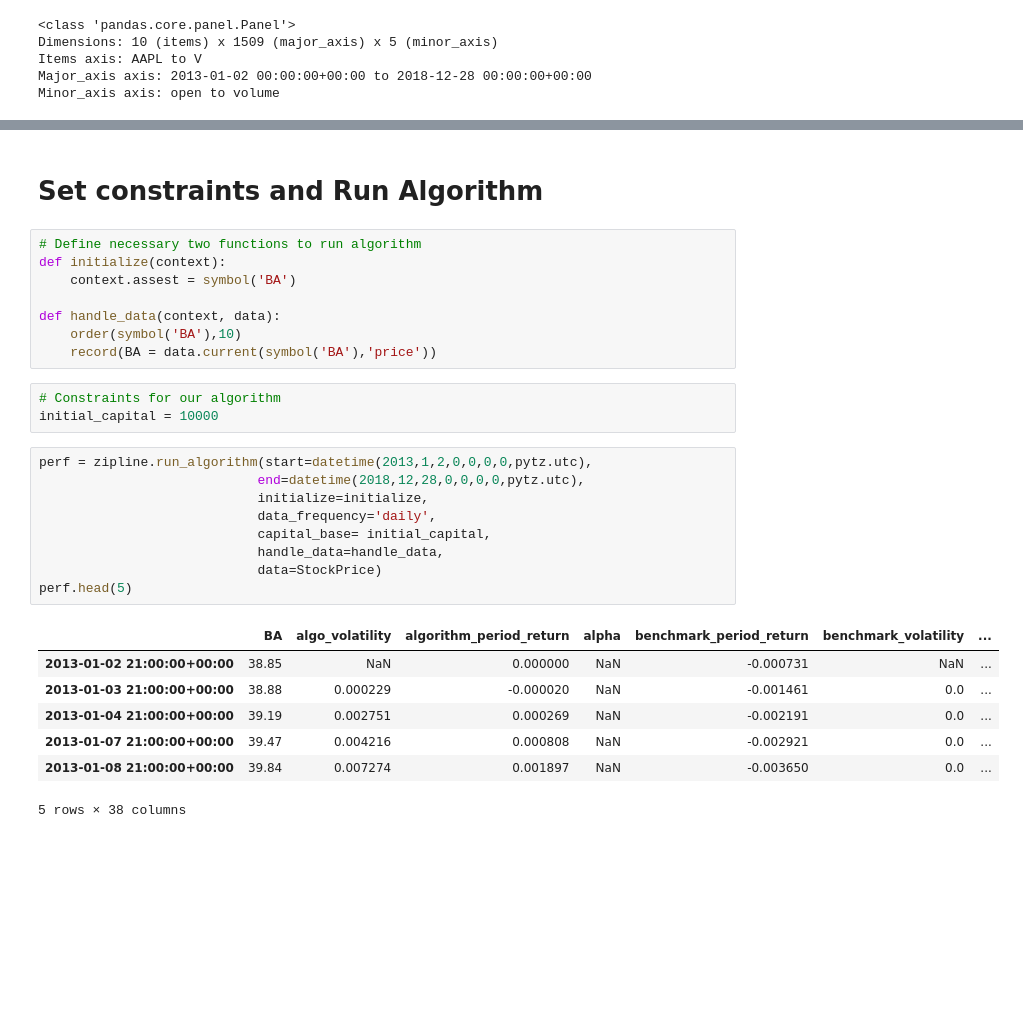
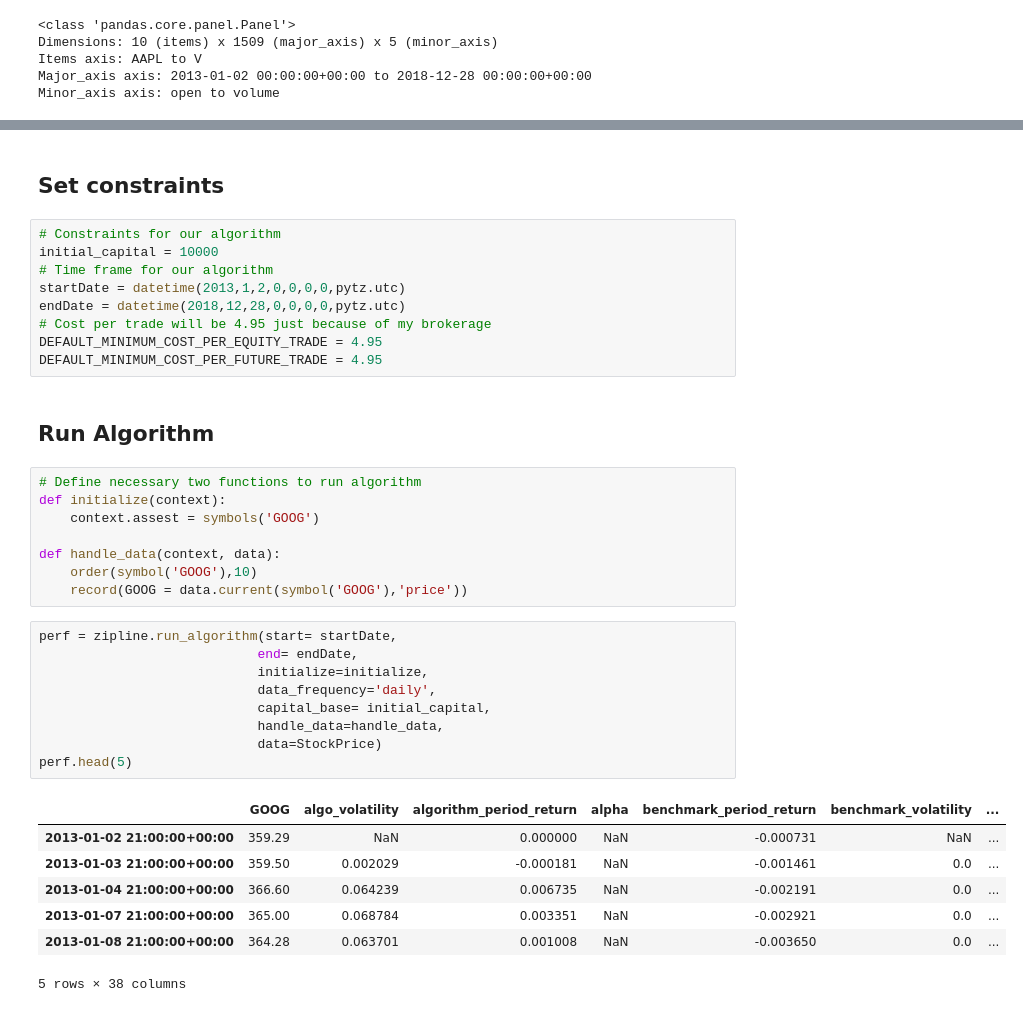
Before and after one commit to demidang12/PSTAT134FinalGroupProject, a Jupyter notebook: FinalProject.ipynb, the cells around one changed output, grey strips where cells are left out. Cells and saved outputs as stored; diff of their text form; blank space fills up the shorter version.

Commit message:
zipline

```diff
--- a/FinalProject.ipynb
+++ b/FinalProject.ipynb
@@ -63,30 +74,38 @@ The zipline extension is already loaded. To reload it, use:
 # %% [markdown]
-# Set constraints and Run Algorithm
+## Set constraints
+# %%
+# Constraints for our algorithm
+initial_capital = 10000
+# Time frame for our algorithm
+startDate = datetime(2013,1,2,0,0,0,0,pytz.utc)
+endDate = datetime(2018,12,28,0,0,0,0,pytz.utc)
+# Cost per trade will be 4.95 just because of my brokerage
+DEFAULT_MINIMUM_COST_PER_EQUITY_TRADE = 4.95
+DEFAULT_MINIMUM_COST_PER_FUTURE_TRADE = 4.95
+# %% [markdown]
+## Run Algorithm
 # %%
 # Define necessary two functions to run algorithm
 def initialize(context):
-    context.assest = symbol('BA')
+    context.assest = symbols('GOOG')
 
 def handle_data(context, data):
-    order(symbol('BA'),10)
-    record(BA = data.current(symbol('BA'),'price'))
+    order(symbol('GOOG'),10)
+    record(GOOG = data.current(symbol('GOOG'),'price'))
-# %%
-# Constraints for our algorithm
-initial_capital = 10000
 # %%
-perf = zipline.run_algorithm(start=datetime(2013,1,2,0,0,0,0,pytz.utc),
-                            end=datetime(2018,12,28,0,0,0,0,pytz.utc),
+perf = zipline.run_algorithm(start= startDate,
+                            end= endDate,
                             initialize=initialize,
                             data_frequency='daily',
                             capital_base= initial_capital,
                             handle_data=handle_data,
                             data=StockPrice)
 perf.head(5)
 # %% [output]
-|  | BA | algo_volatility | algorithm_period_return | alpha | benchmark_period_return | benchmark_volatility | ... |
-| 2013-01-02 21:00:00+00:00 | 38.85 | NaN | 0.000000 | NaN | -0.000731 | NaN | ... |
-| 2013-01-03 21:00:00+00:00 | 38.88 | 0.000229 | -0.000020 | NaN | -0.001461 | 0.0 | ... |
-| 2013-01-04 21:00:00+00:00 | 39.19 | 0.002751 | 0.000269 | NaN | -0.002191 | 0.0 | ... |
-| 2013-01-07 21:00:00+00:00 | 39.47 | 0.004216 | 0.000808 | NaN | -0.002921 | 0.0 | ... |
-| 2013-01-08 21:00:00+00:00 | 39.84 | 0.007274 | 0.001897 | NaN | -0.003650 | 0.0 | ... |
+|  | GOOG | algo_volatility | algorithm_period_return | alpha | benchmark_period_return | benchmark_volatility | ... |
+| 2013-01-02 21:00:00+00:00 | 359.29 | NaN | 0.000000 | NaN | -0.000731 | NaN | ... |
+| 2013-01-03 21:00:00+00:00 | 359.50 | 0.002029 | -0.000181 | NaN | -0.001461 | 0.0 | ... |
+| 2013-01-04 21:00:00+00:00 | 366.60 | 0.064239 | 0.006735 | NaN | -0.002191 | 0.0 | ... |
+| 2013-01-07 21:00:00+00:00 | 365.00 | 0.068784 | 0.003351 | NaN | -0.002921 | 0.0 | ... |
+| 2013-01-08 21:00:00+00:00 | 364.28 | 0.063701 | 0.001008 | NaN | -0.003650 | 0.0 | ... |
 5 rows × 38 columns
```
Also changed, not shown: parts of 8 cells of this notebook, 2 other files.
